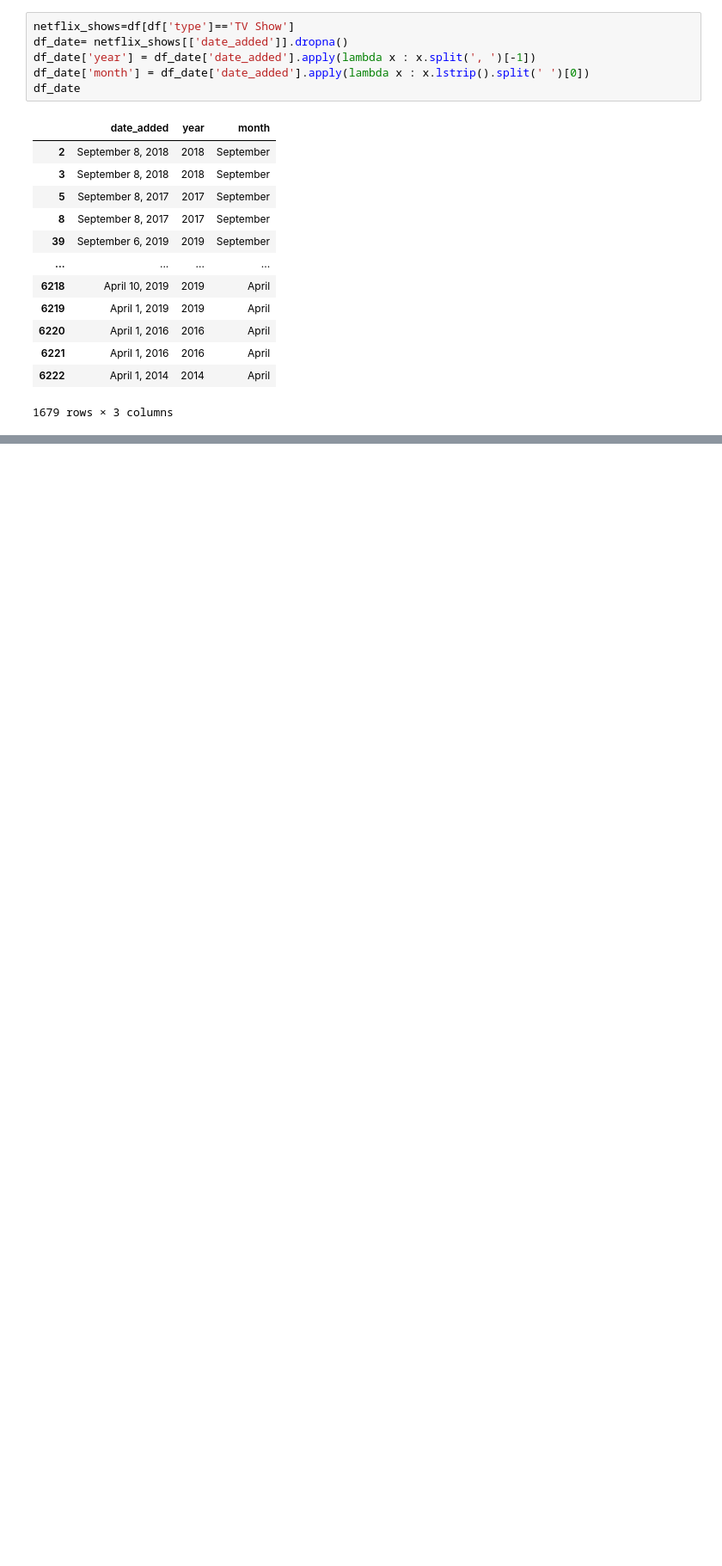
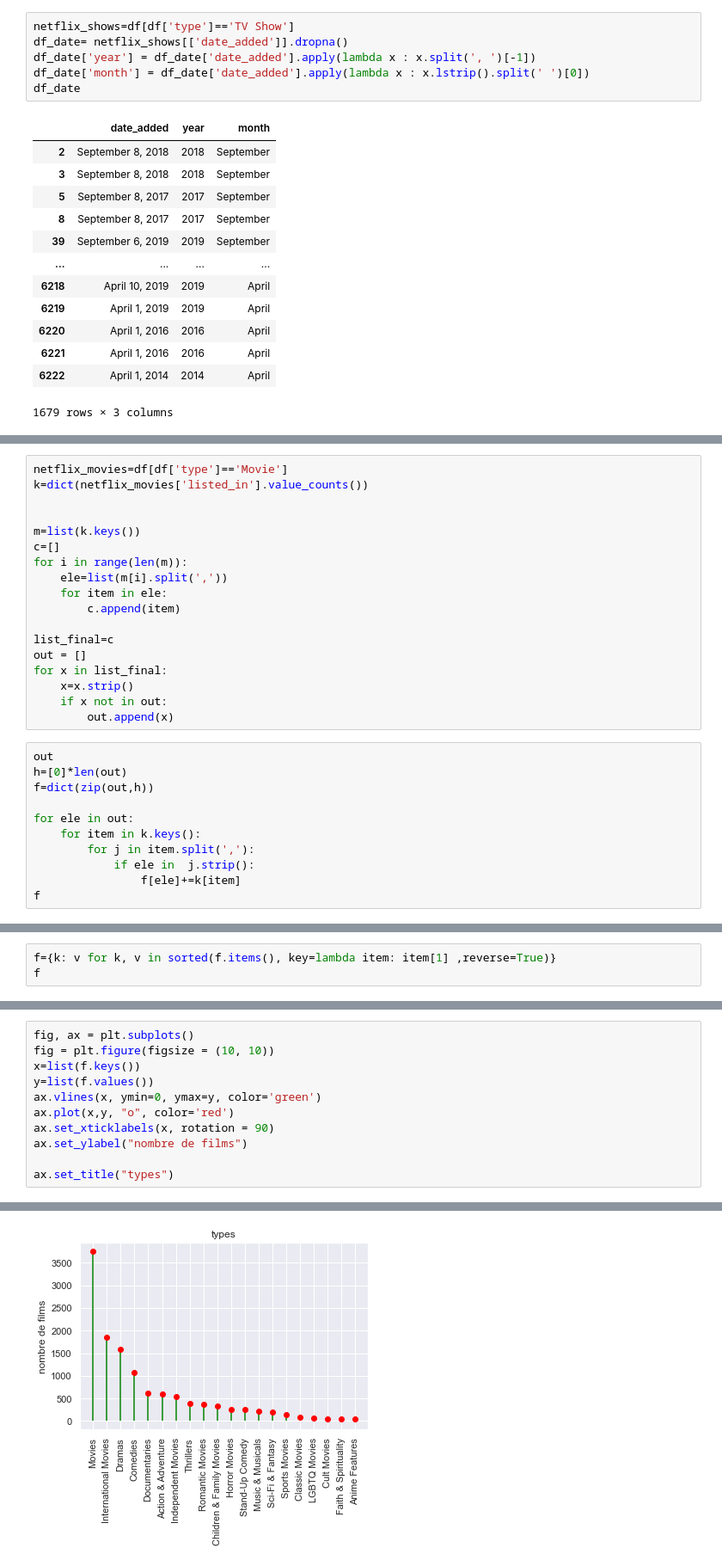
Before and after one commit to chaimaa1997/Netflix-data-analyse, a Jupyter notebook: netflix (2).ipynb, the cells around one changed output, grey strips where cells are left out. Shown: that part at 86% size. Drawn from its saved outputs; the diff is of its cells as text; blank space fills up the shorter version.

```diff
--- a/netflix (2).ipynb
+++ b/netflix (2).ipynb
@@ -215,0 +282,29 @@ sns.kdeplot(data=df_movies['duration'], shade=True)
+# %%
+netflix_movies=df[df['type']=='Movie']
+k=dict(netflix_movies['listed_in'].value_counts())
+
+
+m=list(k.keys())
+c=[]
+for i in range(len(m)):
+    ele=list(m[i].split(','))
+    for item in ele:
+        c.append(item)
+
+list_final=c
+out = []
+for x in list_final:
+    x=x.strip()
+    if x not in out:
+        out.append(x)
+# %%
+out
+h=[0]*len(out)
+f=dict(zip(out,h))
+
+for ele in out:
+    for item in k.keys():
+        for j in item.split(','):
+            if ele in  j.strip():
+                f[ele]+=k[item]
+f
@@ -215,0 +332,3 @@ sns.kdeplot(data=df_movies['duration'], shade=True)
+# %%
+f={k: v for k, v in sorted(f.items(), key=lambda item: item[1] ,reverse=True)}
+f
@@ -215,0 +356,12 @@ sns.kdeplot(data=df_movies['duration'], shade=True)
+# %%
+fig, ax = plt.subplots()
+fig = plt.figure(figsize = (10, 10))
+x=list(f.keys())
+y=list(f.values())
+ax.vlines(x, ymin=0, ymax=y, color='green')
+ax.plot(x,y, "o", color='red')
+ax.set_xticklabels(x, rotation = 90)
+ax.set_ylabel("nombre de films")
+
+ax.set_title("types")
+# %% [output]
@@ -215,0 +369 @@ sns.kdeplot(data=df_movies['duration'], shade=True)
+[figure, added]
```
Also changed, not shown: parts of 17 cells of this notebook.
